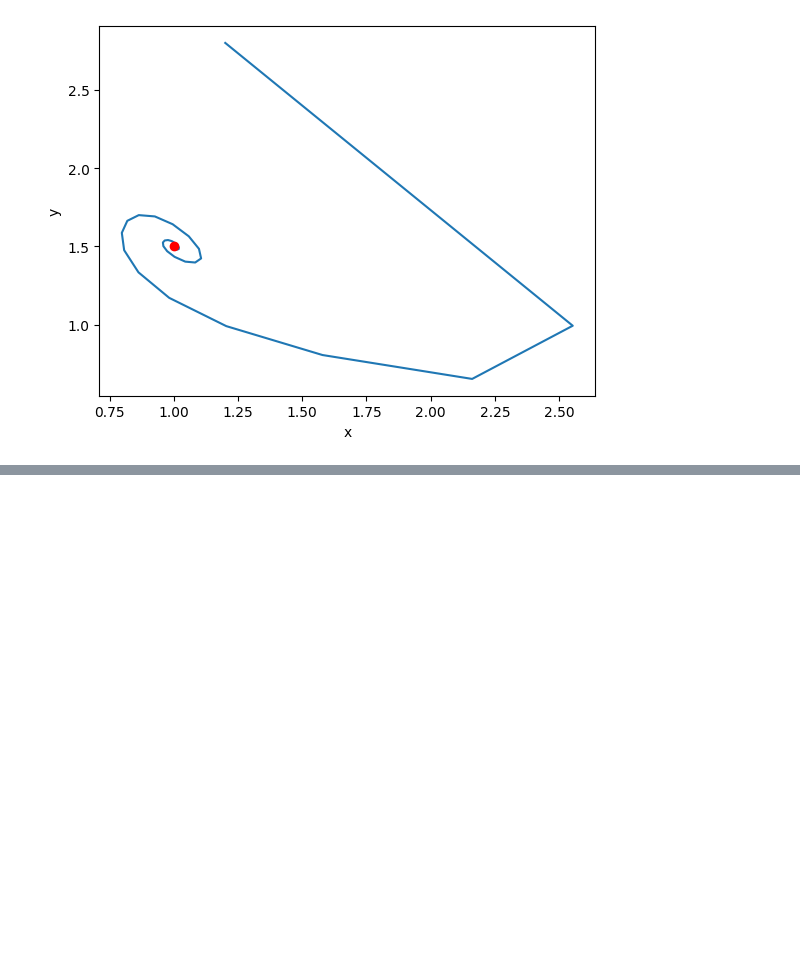
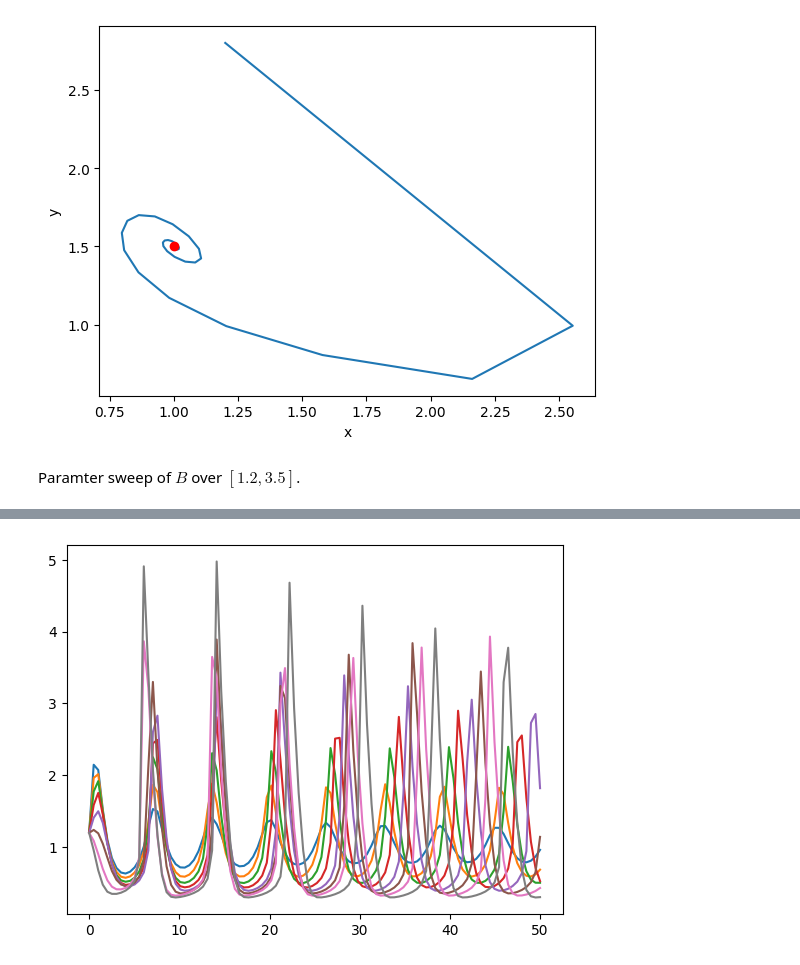
Before and after one commit to EHMD28/learn-scipy, a Jupyter notebook: brusselator_tasks.ipynb, the cells around one changed output, grey strips where cells are left out. Drawn from its saved outputs; the diff is of its cells as text; code cells hidden in the pictures; blank space fills up the shorter version.

Commit message:
calculating amplitude and period

```diff
--- a/brusselator_tasks.ipynb
+++ b/brusselator_tasks.ipynb
@@ -74,3 +89,73 @@ ax.plot(A, B, marker='o', color='red')
 plt.show()
 # %% [output]
 [figure]
+# %% [markdown]
+Paramter sweep of $B$ over $[1.2, 3.5]$.
+# %%
+from typing import Literal
+import numpy as np
+import matplotlib.pyplot as plt
+from scipy.signal import find_peaks
+
+def classify_behavior(t_sol, x_sol) -> Literal['equilibrium', 'oscilating']:
+    # This is the tolerance for how much the function can deviate from the mean in interval.
+    # If the function is within tolerance, then it is classifed as being at equilibrium.
+    TOLERANCE = 0.05
+    # This test is only concerned about the end behavior, so it only considers the last (100 - END_THRESHOLD)%.
+    END_THRESHOLD = int(len(t_sol) * 0.8)
+    # Extract the last (100 - END_THRESHOLD)% of x-values
+    x_solutions = x_sol[END_THRESHOLD:]
+    standard_deviation =  np.std(x_solutions)
+    if standard_deviation <= TOLERANCE:
+        return 'equilibrium'
+    else:
+        return 'oscilating'
+
+def estimate_value(x, x_values, y_values) -> int:
+    '''
+    Estimates the value of y at x using linear interpolation. Works well
+    when x-values are close together.
+    '''
+
+    # Finds the minimum of the difference between each x-value and x.
+    #
+    # I can find the values by getting the first index since each value in
+    # x_values in unique.
+    x_1 = np.argmin(np.abs(x_values - x))
+    # The next x-value after the closest one.
+    x_2 = min(x_1 + 1, len(x_values) - 1)
+    y_1 = y_values[x_1]
+    y_2 = y_values[x_2]
+    return (y_1 + y_2) / 2
+
+
+def calc_amplitude_and_wavelength(x_values, y_values) -> tuple[float, float]:
+    peaks, _ = find_peaks(y_values)
+    # TODO: Calculate average wavelength
+    wavelength = peaks[1] - peaks[0]
+    amplitudes = [estimate_value(peak, x_values, y_values) for peak in peaks]
+    avg_amplitude = np.average(amplitudes)
+    return (wavelength, avg_amplitude)
+
+
+B_RANGE = (1.2, 3.5)
+b_start, b_end = B_RANGE
+b_points = np.linspace(b_start, b_end, num=12)
+
+fig, ax = plt.subplots()
+
+for point in b_points:
+    solutions = solve(b=point)
+    t_solutions = solutions.t.tolist()
+    x_solutions = solutions.y[0].tolist()
+    behavior = classify_behavior(t_solutions, x_solutions)
+    print(f'Behavior for B={point}: {behavior}')
+    if behavior == 'oscilating':
+        (wavelength, amplitude) = calc_amplitude_and_wavelength(
+            x_values=t_solutions,
+            y_values=x_solutions
+        )
+        print(f"\tWavelength: {wavelength}")
+        print(f"\tAmplitude: {amplitude}")
+        ax.plot(t_solutions, x_solutions)
+# %% [output]
@@ -76,0 +179 @@ plt.show()
+[figure, added]
```
Also changed, not shown: parts of 3 cells of this notebook, 1 other file.
